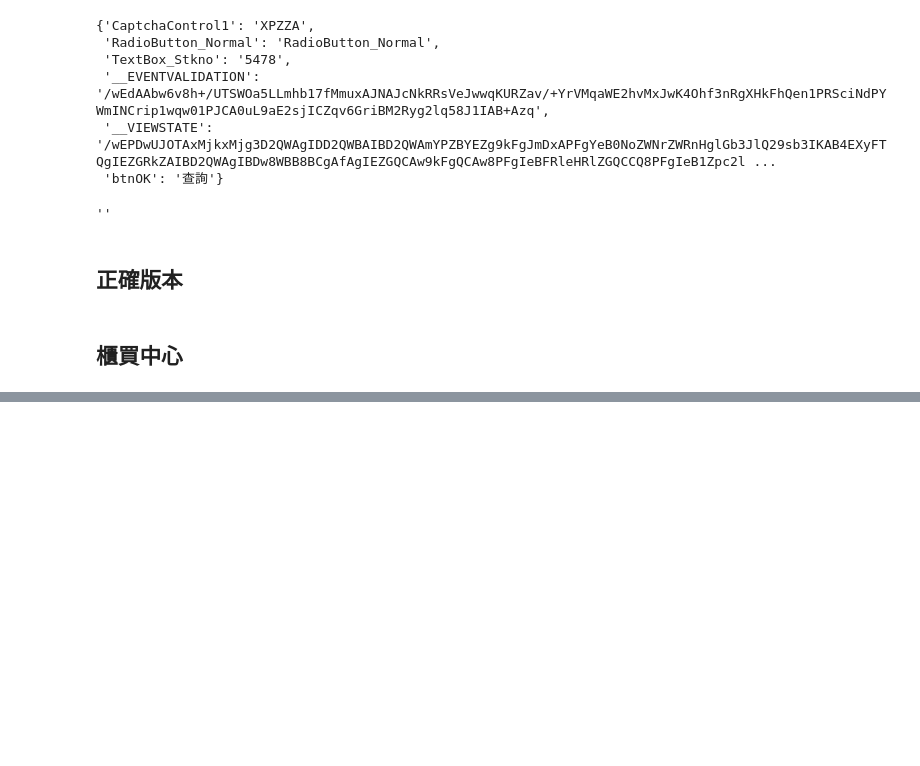
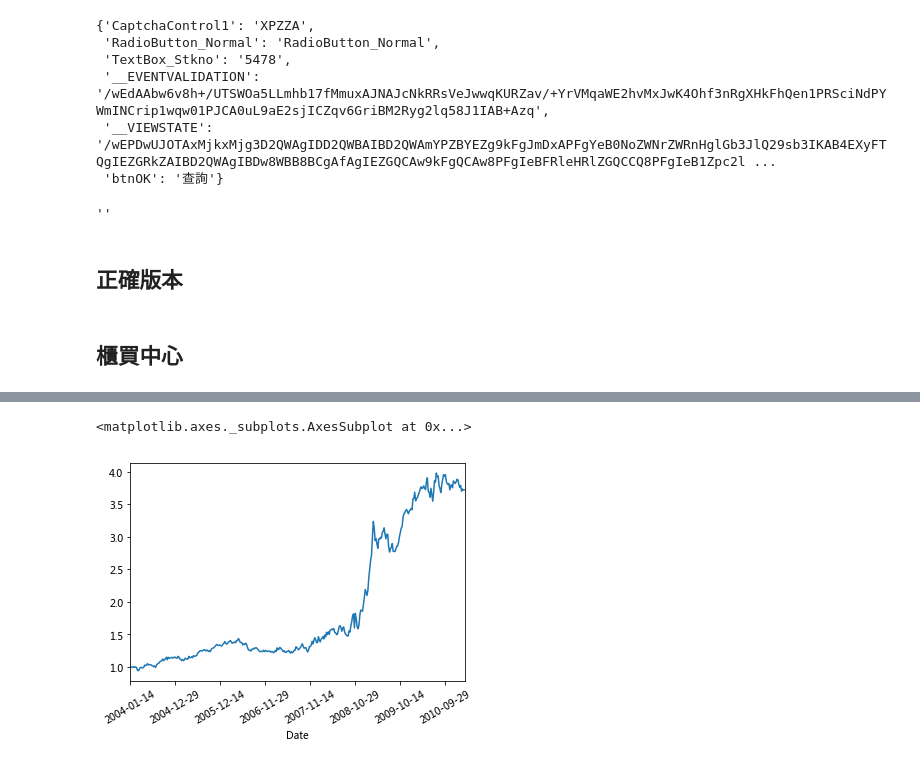
Before and after one commit to ywchiu/pyfinance, a Jupyter notebook: Demo20170430_afternoon.ipynb, the cells around one changed output, grey strips where cells are left out. Saved outputs shown, nothing was run; the diff lists cells and outputs as text; code cells hidden in the pictures; blank space fills up the shorter version.

```diff
--- a/Demo20170430_afternoon.ipynb
+++ b/Demo20170430_afternoon.ipynb
@@ -223,0 +291,3 @@ with open('4120.csv', 'wb') as f:
+# %%
+data.loc[data['debt'] > data['debt_mavg'], 'order'] = -1
+data.loc[data['debt'] < data['debt_mavg'], 'order'] = 1
@@ -223,0 +304,2 @@ with open('4120.csv', 'wb') as f:
+# %%
+data['ret_djia'] = data['djia'].pct_change(1)
@@ -223,0 +316,2 @@ with open('4120.csv', 'wb') as f:
+# %%
+data['ret_djia'] = data['ret_djia'].shift(-1)
@@ -223,0 +328,2 @@ with open('4120.csv', 'wb') as f:
+# %%
+data['ret_google'] = data['ret_djia'] * data['order']
@@ -223,0 +340,5 @@ with open('4120.csv', 'wb') as f:
+# %%
+(data['ret_google'] + 1).cumprod().plot(kind = 'line', rot=30)
+# %% [output]
+<matplotlib.axes._subplots.AxesSubplot at 0x...>
+[figure, added]
```
Also changed, not shown: parts of 20 cells of this notebook.
